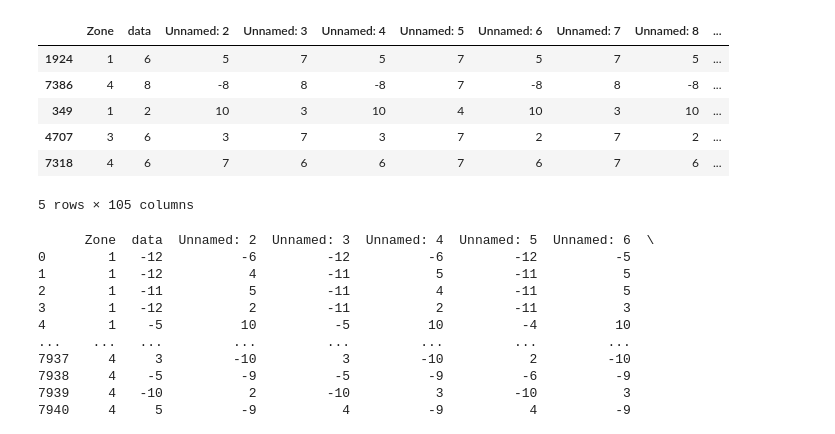
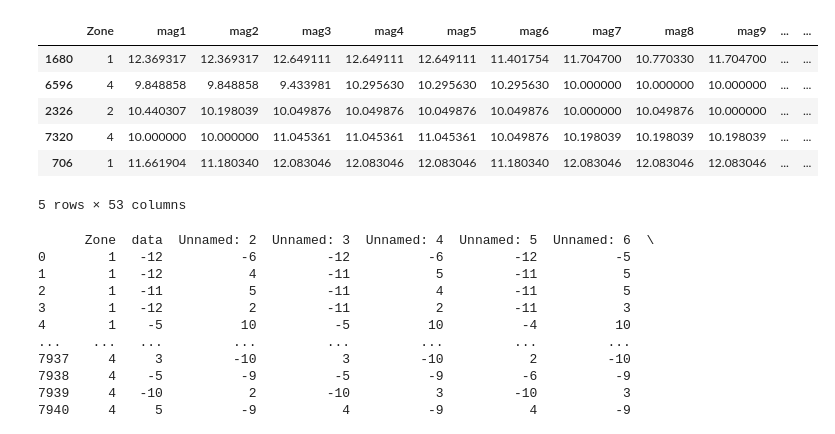
Before and after one commit to CSI-Project444/CSI, a Jupyter notebook: ANN.ipynb, the cells around one changed output. Saved outputs shown, nothing was run; the diff lists cells and outputs as text; code cells hidden in the pictures.

```diff
--- a/ANN.ipynb
+++ b/ANN.ipynb
@@ -4,16 +4,16 @@
 import numpy as np
 import pandas as pd
 # %%
-df=pd.read_csv('https://raw.githubusercontent.com/CSI-Project444/CSI/main/Data/ez1.csv')
+df=pd.read_csv('https://raw.githubusercontent.com/CSI-Project444/CSI/main/Data/final02.csv')
 df.sample(5)
 # %% [output]
-|  | Zone | data | Unnamed: 2 | Unnamed: 3 | Unnamed: 4 | Unnamed: 5 | Unnamed: 6 | Unnamed: 7 | Unnamed: 8 | ... |
-| 1924 | 1 | 6 | 5 | 7 | 5 | 7 | 5 | 7 | 5 | ... |
-| 7386 | 4 | 8 | -8 | 8 | -8 | 7 | -8 | 8 | -8 | ... |
-| 349 | 1 | 2 | 10 | 3 | 10 | 4 | 10 | 3 | 10 | ... |
-| 4707 | 3 | 6 | 3 | 7 | 3 | 7 | 2 | 7 | 2 | ... |
-| 7318 | 4 | 6 | 7 | 6 | 6 | 7 | 6 | 7 | 6 | ... |
+|  | Zone | mag1 | mag2 | mag3 | mag4 | mag5 | mag6 | mag7 | mag8 | mag9 | ... | ... |
+| 1680 | 1 | 12.369317 | 12.369317 | 12.649111 | 12.649111 | 12.649111 | 11.401754 | 11.704700 | 10.770330 | 11.704700 | ... | ... |
+| 6596 | 4 | 9.848858 | 9.848858 | 9.433981 | 10.295630 | 10.295630 | 10.295630 | 10.000000 | 10.000000 | 10.000000 | ... | ... |
+| 2326 | 2 | 10.440307 | 10.198039 | 10.049876 | 10.049876 | 10.049876 | 10.049876 | 10.000000 | 10.049876 | 10.000000 | ... | ... |
+| 7320 | 4 | 10.000000 | 10.000000 | 11.045361 | 11.045361 | 11.045361 | 10.049876 | 10.198039 | 10.198039 | 10.198039 | ... | ... |
+| 706 | 1 | 11.661904 | 11.180340 | 12.083046 | 12.083046 | 12.083046 | 11.180340 | 12.083046 | 12.083046 | 12.083046 | ... | ... |
-5 rows × 105 columns
+5 rows × 53 columns
 # %%
 df[['pow2: 2','pow2: 3']] = np.power((df[['Unnamed: 2','Unnamed: 3']]),2)
 print(df)
```
Also changed, not shown: parts of 2 cells of this notebook.
